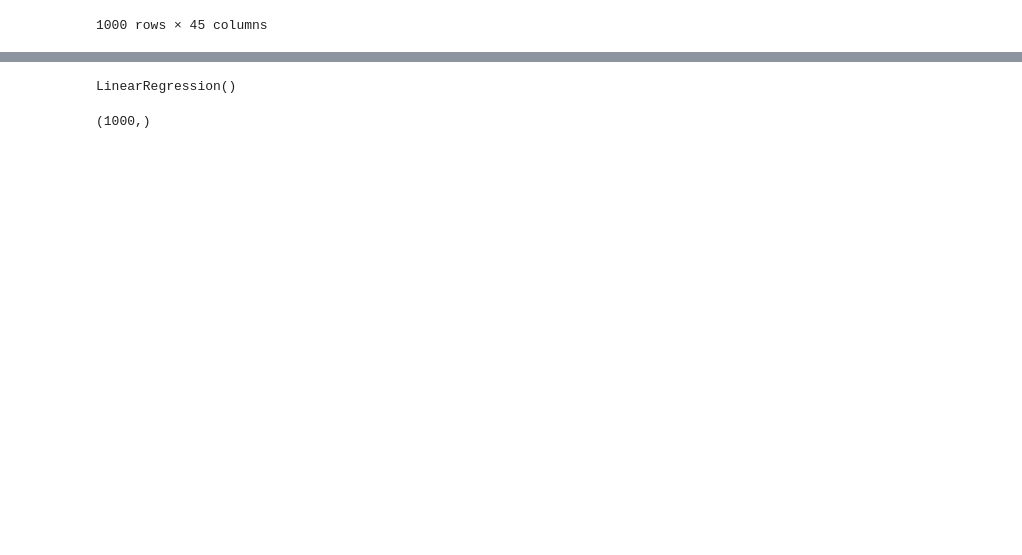
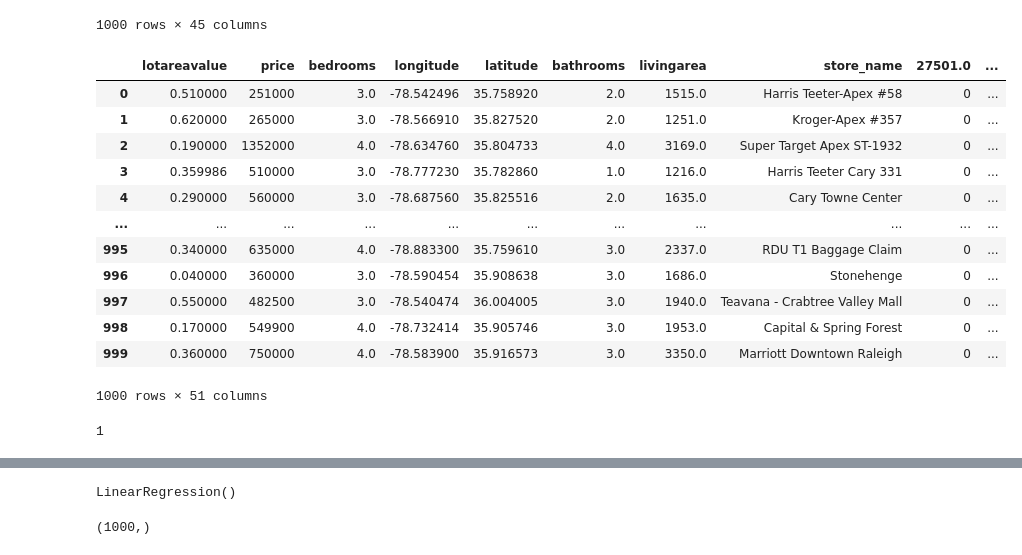
Before and after one commit to robgmizzou/Housing-Capstone, a Jupyter notebook: zipcode_df_v2.ipynb, the cells around one changed output, grey strips where cells are left out. Saved outputs shown, nothing was run; the diff lists cells and outputs as text; code cells hidden in the pictures; blank space fills up the shorter version.

```diff
--- a/zipcode_df_v2.ipynb
+++ b/zipcode_df_v2.ipynb
@@ -168,3 +192,37 @@ df_livingarea
 | 998 | SINGLE_FAMILY | 0.170000 | 549900 | 4.0 | -78.732414 | 35.905746 | 3.0 | 1953.0 | Capital & Spring Forest | ... |
 | 999 | SINGLE_FAMILY | 0.360000 | 750000 | 4.0 | -78.583900 | 35.916573 | 3.0 | 3350.0 | Marriott Downtown Raleigh | ... |
 1000 rows × 45 columns
+# %%
+df_livingarea_enc = df_livingarea
+
+#encode propertytype
+df_livingarea_enc['propertytype'] = df_livingarea['propertytype'].astype(str)
+
+# Seperate each propertytype and assign a 1 or 0
+pd.get_dummies(df_livingarea_enc['propertytype']).head()
+
+# Drop propertytype column
+df_livingarea_enc.drop('propertytype', axis=1).head()
+
+# Join shuffled and dummies dataframes
+df_livingarea_enc = pd.concat([df_livingarea_enc.drop('propertytype', axis=1),
+                             pd.get_dummies(df_livingarea_enc['propertytype'])], axis=1)
+df_livingarea_enc
+# %% [output]
+|  | lotareavalue | price | bedrooms | longitude | latitude | bathrooms | livingarea | store_name | 27501.0 | ... |
+| 0 | 0.510000 | 251000 | 3.0 | -78.542496 | 35.758920 | 2.0 | 1515.0 | Harris Teeter-Apex #58 | 0 | ... |
+| 1 | 0.620000 | 265000 | 3.0 | -78.566910 | 35.827520 | 2.0 | 1251.0 | Kroger-Apex #357 | 0 | ... |
+| 2 | 0.190000 | 1352000 | 4.0 | -78.634760 | 35.804733 | 4.0 | 3169.0 | Super Target Apex ST-1932 | 0 | ... |
+| 3 | 0.359986 | 510000 | 3.0 | -78.777230 | 35.782860 | 1.0 | 1216.0 | Harris Teeter Cary 331 | 0 | ... |
+| 4 | 0.290000 | 560000 | 3.0 | -78.687560 | 35.825516 | 2.0 | 1635.0 | Cary Towne Center | 0 | ... |
+| ... | ... | ... | ... | ... | ... | ... | ... | ... | ... | ... |
+| 995 | 0.340000 | 635000 | 4.0 | -78.883300 | 35.759610 | 3.0 | 2337.0 | RDU T1 Baggage Claim | 0 | ... |
+| 996 | 0.040000 | 360000 | 3.0 | -78.590454 | 35.908638 | 3.0 | 1686.0 | Stonehenge | 0 | ... |
+| 997 | 0.550000 | 482500 | 3.0 | -78.540474 | 36.004005 | 3.0 | 1940.0 | Teavana - Crabtree Valley Mall | 0 | ... |
+| 998 | 0.170000 | 549900 | 4.0 | -78.732414 | 35.905746 | 3.0 | 1953.0 | Capital & Spring Forest | 0 | ... |
+| 999 | 0.360000 | 750000 | 4.0 | -78.583900 | 35.916573 | 3.0 | 3350.0 | Marriott Downtown Raleigh | 0 | ... |
+1000 rows × 51 columns
+# %%
+df_livingarea_enc['APARTMENT'].value_counts()[1]
+# %% [output]
+1
```
Also changed, not shown: parts of 25 cells of this notebook.
